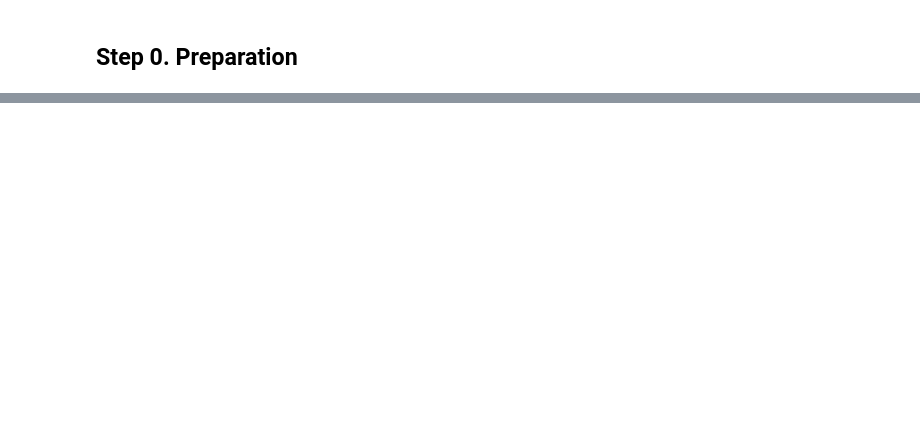
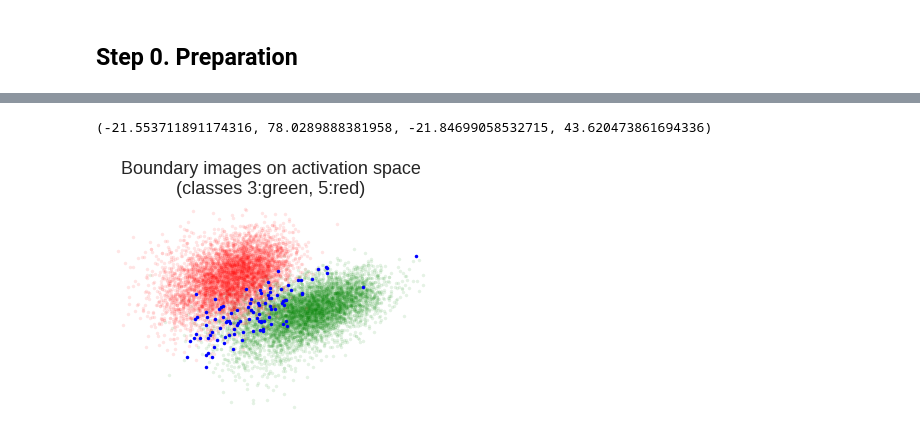
Before and after one commit to coinse/SINVAD, a Jupyter notebook: RQ3.ipynb, the cells around one changed output, grey strips where cells are left out. Drawn from its saved outputs; the diff is of its cells as text; code cells hidden in the pictures; blank space fills up the shorter version.

```diff
--- a/RQ3.ipynb
+++ b/RQ3.ipynb
@@ -253,0 +148,2 @@ diff 2.78864517895272e-05
+# %%
+class_pair = (3, 5)
@@ -253,0 +161,22 @@ diff 2.78864517895272e-05
+# %%
+D1 = pca.transform(digit_ats[class_pair[0]])
+D2 = pca.transform(digit_ats[class_pair[1]])
+# %%
+# Recall that below plot is not of z, but PCA of AT.
+movement_tracker = np.zeros((0, digit_ats[0].shape[1]))
+for c_img in class_bound_imgs:
+    recomb_img = c_img.cuda()
+    recomb_at = classifier.at_by_layer(recomb_img, layer_idx=lyr_num)
+    recomb_at = recomb_at.detach().cpu().numpy()
+    recomb_at = recomb_at[:, ~rem_cols]
+    movement_tracker = np.vstack([movement_tracker, recomb_at])
+pca_movement = pca.transform(movement_tracker)
+plt.plot(D1[:, 0], D1[:, 1], "g.", alpha=0.1, label="%d (green)" % class_pair[0])
+plt.plot(D2[:, 0], D2[:, 1], "r.", alpha=0.1, label="%d (red)" % class_pair[1])
+plt.plot(pca_movement[:, 0], pca_movement[:, 1], 'b.', label="SINVAD\nimages (blue)")
+# plt.legend(loc="upper left", fontsize=15)
+plt.title(f"Boundary images on activation space\n(classes {class_pair[0]}:green, {class_pair[1]}:red)", fontsize=18)
+plt.axis('off')
+# %% [output]
+(-21.553711891174316, 78.0289888381958, -21.84699058532715, 43.620473861694336)
+[figure, added]
```
Also changed, not shown: parts of 36 cells of this notebook, 18 other files.
